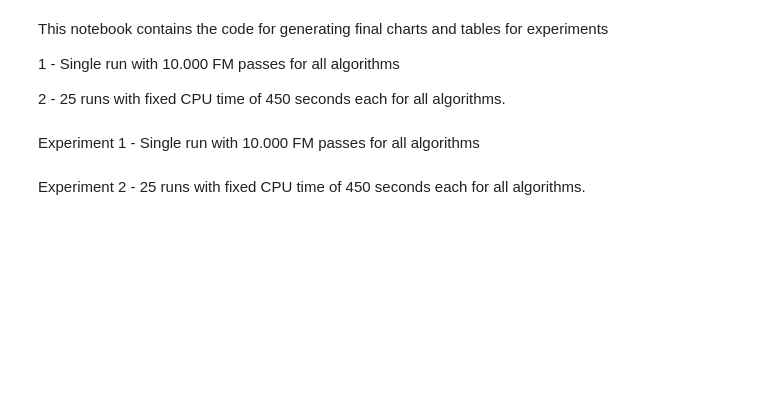
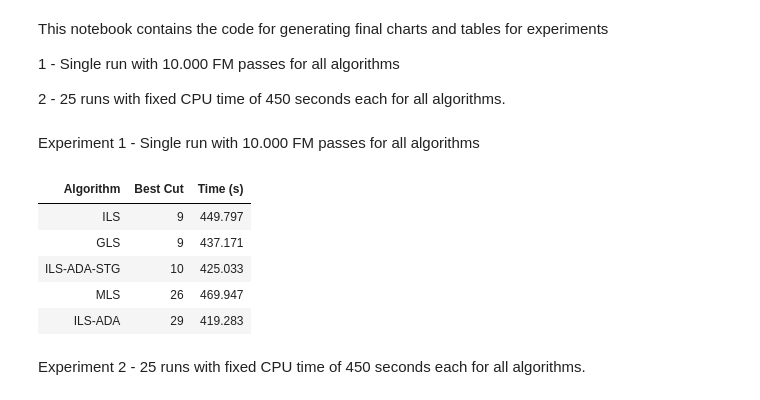
Before and after one commit to Cem-Kaya/Evo_Comp_Assignment_2, a Jupyter notebook: a_final_results.ipynb, the cells around one changed output. Drawn from its saved outputs; the diff is of its cells as text; code cells hidden in the pictures; blank space fills up the shorter version.

```diff
--- a/a_final_results.ipynb
+++ b/a_final_results.ipynb
@@ -16,26 +16,45 @@ Experiment 1 - Single run with 10.000 FM passes for all algorithms
 # %%
 mls_single_file = "pckl/final_results/2025-03-31_17-58-36_MLS-10000-best_cut_26-time_469.947.pkl"
 ils_ada_single_file = "pckl/final_results/2025-03-31_16-56-44_ILS-ADA-10000-p0.001_a0.6_b0.2_sFalse-best_cut_29-time_419.293.pkl"
 ils_ada_stg_single_file = "pckl/final_results/2025-03-31_16-56-05_ILS-ADA-STAGING-10000-p0.001_a0.6_b0.2_sTrue-st0.6-st30-best_cut_10-time_425.04.pkl"
 ils_single_file = "pckl/final_results/2025-03-31_16-37-48_ILS-10000-mutation_70-best_cut_9-time_449.797.pkl"
 gls_single_file = "pckl/final_results/20250331-173550_GLS-10000-pop_size_50.pkl"
 
 mls_single_data = utils.load_pickle(mls_single_file)[0]
 row1 = ['MLS', mls_single_data["best_cut_size"], mls_single_data["time_elapsed"]]
 #pmin=0.001, a=0.6, b=0.2, threshold=0.6, st=30
 ils_ada_single_data = utils.load_pickle(ils_ada_single_file)[0]
 row2 = ['ILS-ADA', ils_ada_single_data["best_cut_size"], ils_ada_single_data["time_elapsed"]]
 
 ils_ada_stg_single_data = utils.load_pickle(ils_ada_stg_single_file)[0]
 row3 = ['ILS-ADA-STG', ils_ada_stg_single_data["best_cut_size"], ils_ada_stg_single_data["time_elapsed"]]
 
 ils_single_data = utils.load_pickle(ils_single_file)[0]
 row4 = ['ILS', ils_single_data["best_cut_size"], ils_single_data["time_elapsed"]]
 
 gls_single_data = utils.load_pickle(gls_single_file)
 row5 = ['GLS', gls_single_data["cut_sizes"][0], gls_single_data["run_times"][0]]
 
-columns = ["Algorithm", "Best Cut", "Time (s)", "Best Solution", "Best Solution Value"]
+columns = ["Algorithm", "Best Cut", "Time (s)"]
+data = [row1, row2, row3, row4, row5]
+df = pd.DataFrame(data, columns=columns)
+#df = df.set_index("Algorithm")
+df = df.sort_values(by="Best Cut", ascending=True)
+#df = df.round(3)
+
+styled_df = df.style.set_properties(**{'text-align': 'center'})
+styled_df = styled_df.format(precision=3)
+styled_df = styled_df.set_table_styles([{'selector': 'th', 'props': [('text-align', 'center')]}])
+styled_df = styled_df.hide(axis='index')
+html_table = styled_df.to_html()
+HTML(html_table)
+# %% [output]
+| Algorithm | Best Cut | Time (s) |
+| ILS | 9 | 449.797 |
+| GLS | 9 | 437.171 |
+| ILS-ADA-STG | 10 | 425.033 |
+| MLS | 26 | 469.947 |
+| ILS-ADA | 29 | 419.283 |
 # %% [markdown]
 Experiment 2 - 25 runs with fixed CPU time of 450 seconds each for all algorithms.
 # %%
```
Also changed, not shown: parts of 1 cell of this notebook.
